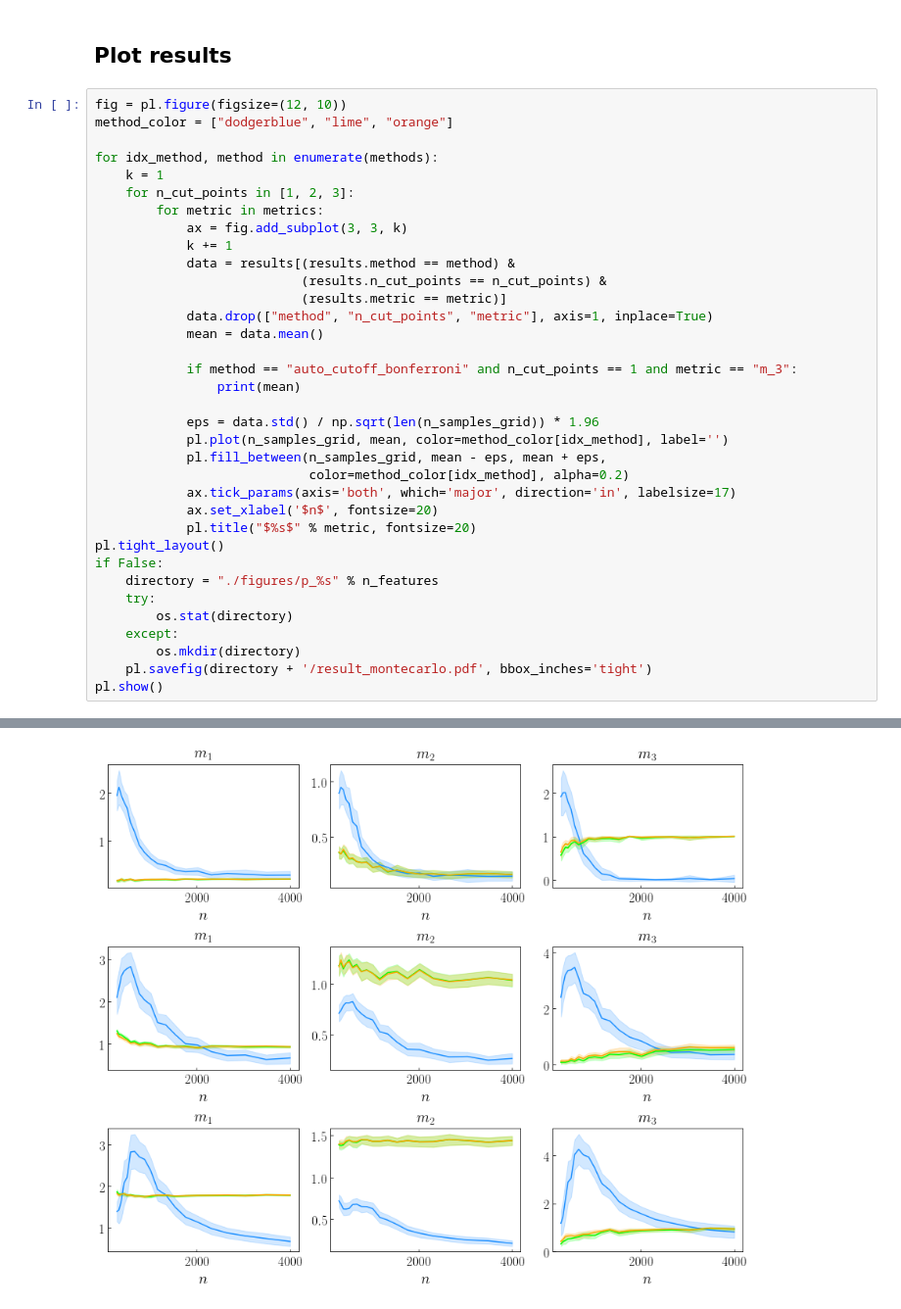
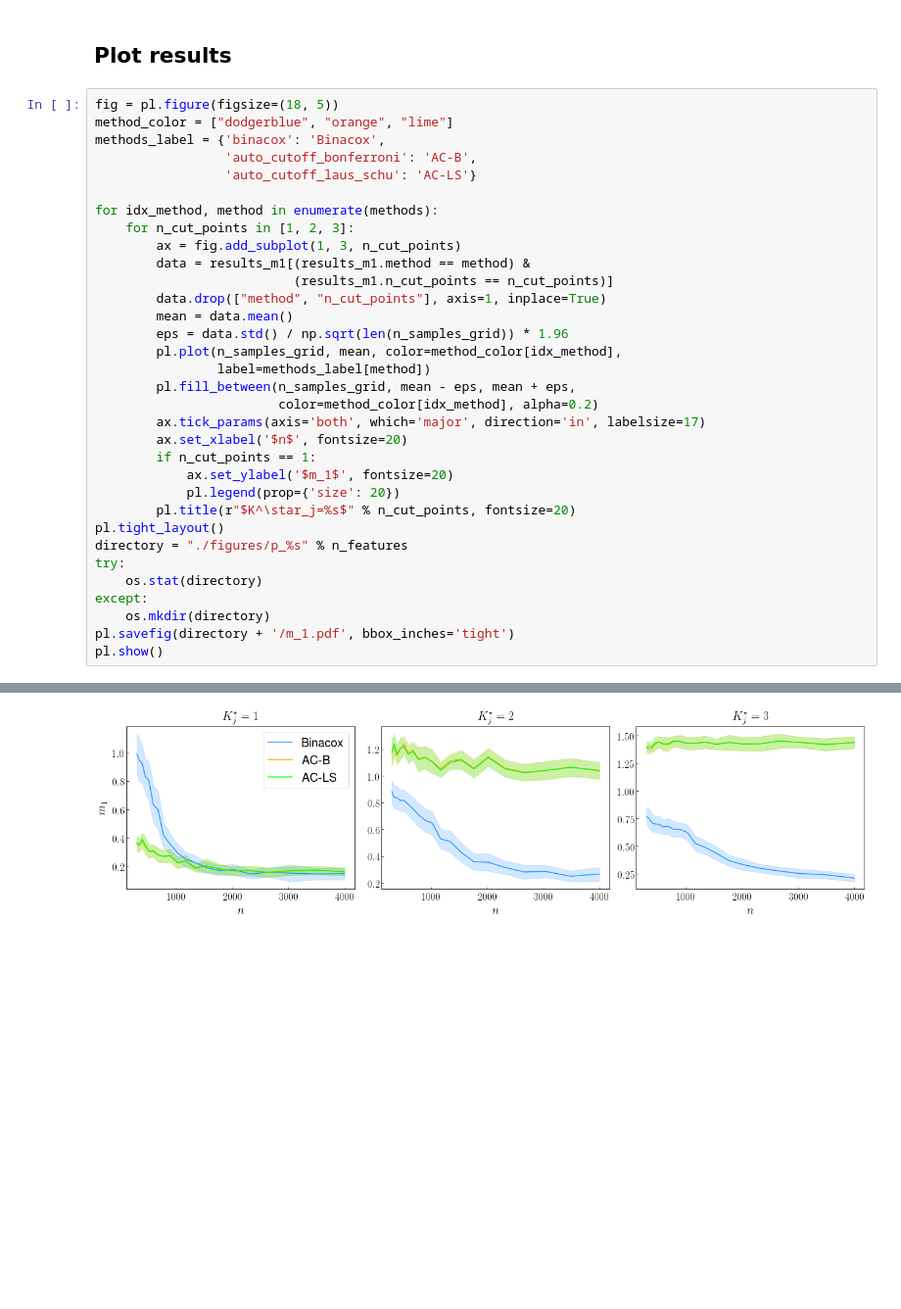
Before and after one commit to SimonBussy/binacox, a Jupyter notebook: simulations/results.ipynb, the cells around one changed output, grey strips where cells are left out. Shown at 98% size. Cells and saved outputs as stored; diff of their text form; blank space fills up the shorter version.

```diff
--- a/simulations/results.ipynb
+++ b/simulations/results.ipynb
@@ -105,38 +72,36 @@ for n_cut_points in [1, 2, 3]:
 # %% [markdown]
 ## Plot results
 # %%
-fig = pl.figure(figsize=(12, 10))
-method_color = ["dodgerblue", "lime", "orange"]
+fig = pl.figure(figsize=(18, 5))
+method_color = ["dodgerblue", "orange", "lime"]
+methods_label = {'binacox': 'Binacox',
+                 'auto_cutoff_bonferroni': 'AC-B',
+                 'auto_cutoff_laus_schu': 'AC-LS'}
 
 for idx_method, method in enumerate(methods):
-    k = 1
     for n_cut_points in [1, 2, 3]:
-        for metric in metrics:
-            ax = fig.add_subplot(3, 3, k)
-            k += 1
-            data = results[(results.method == method) &
-                           (results.n_cut_points == n_cut_points) &
-                           (results.metric == metric)]
-            data.drop(["method", "n_cut_points", "metric"], axis=1, inplace=True)
-            mean = data.mean()
-
-            if method == "auto_cutoff_bonferroni" and n_cut_points == 1 and metric == "m_3":
-                print(mean)
-
-            eps = data.std() / np.sqrt(len(n_samples_grid)) * 1.96
-            pl.plot(n_samples_grid, mean, color=method_color[idx_method], label='')
-            pl.fill_between(n_samples_grid, mean - eps, mean + eps,
-                            color=method_color[idx_method], alpha=0.2)
-            ax.tick_params(axis='both', which='major', direction='in', labelsize=17)
-            ax.set_xlabel('$n$', fontsize=20)
-            pl.title("$%s$" % metric, fontsize=20)
+        ax = fig.add_subplot(1, 3, n_cut_points)
+        data = results_m1[(results_m1.method == method) &
+                          (results_m1.n_cut_points == n_cut_points)]
+        data.drop(["method", "n_cut_points"], axis=1, inplace=True)
+        mean = data.mean()
+        eps = data.std() / np.sqrt(len(n_samples_grid)) * 1.96
+        pl.plot(n_samples_grid, mean, color=method_color[idx_method],
+                label=methods_label[method])
+        pl.fill_between(n_samples_grid, mean - eps, mean + eps,
+                        color=method_color[idx_method], alpha=0.2)
+        ax.tick_params(axis='both', which='major', direction='in', labelsize=17)
+        ax.set_xlabel('$n$', fontsize=20)
+        if n_cut_points == 1:
+            ax.set_ylabel('$m_1$', fontsize=20)
+            pl.legend(prop={'size': 20})
+        pl.title(r"$K^\star_j=%s$" % n_cut_points, fontsize=20)
 pl.tight_layout()
-if False:
-    directory = "./figures/p_%s" % n_features
-    try:
-        os.stat(directory)
-    except:
-        os.mkdir(directory)
-    pl.savefig(directory + '/result_montecarlo.pdf', bbox_inches='tight')
+directory = "./figures/p_%s" % n_features
+try:
+    os.stat(directory)
+except:
+    os.mkdir(directory)
+pl.savefig(directory + '/m_1.pdf', bbox_inches='tight')
 pl.show()
 # %% [output]
@@ -160 +108 @@ dtype: float64
-[figure, old version]
+[figure, new version]
```
Also changed, not shown: parts of 4 cells of this notebook, 10 other files.
